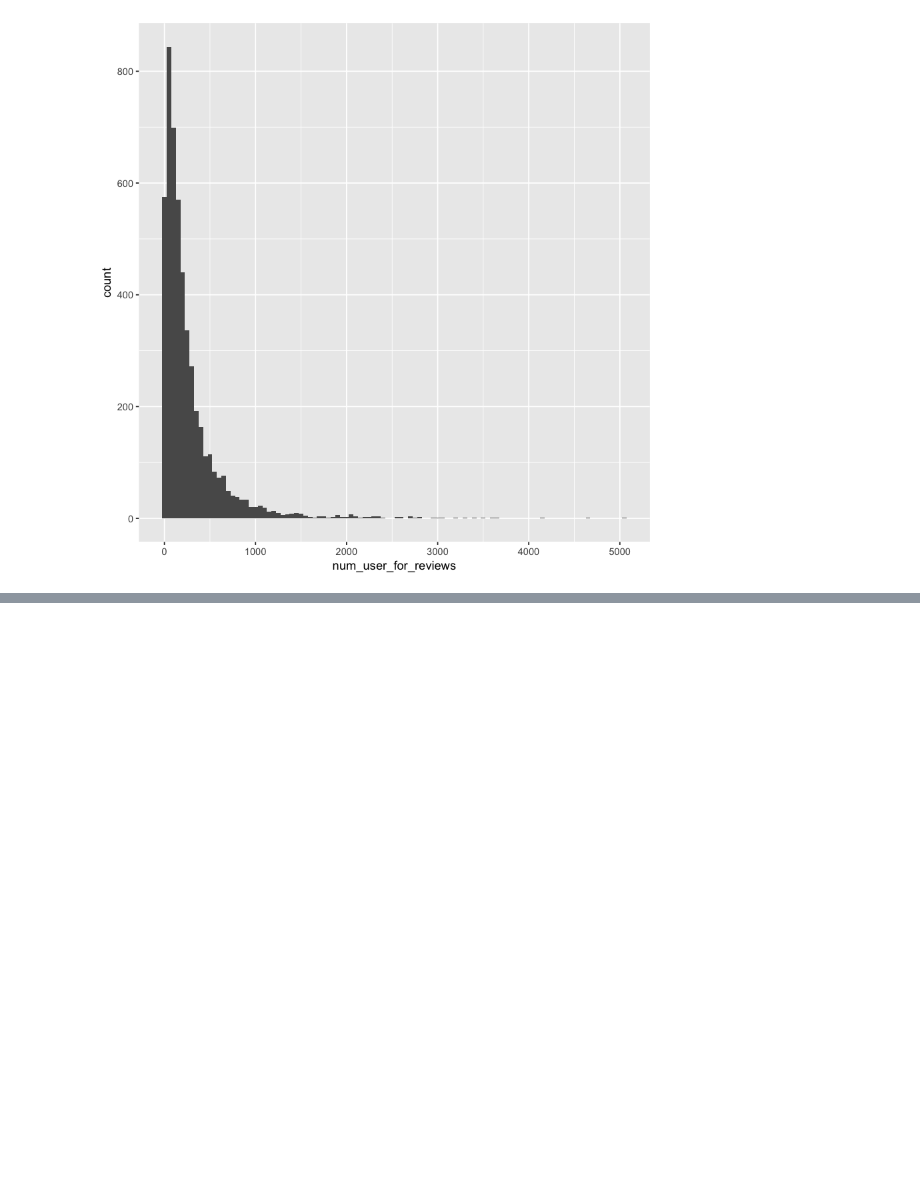
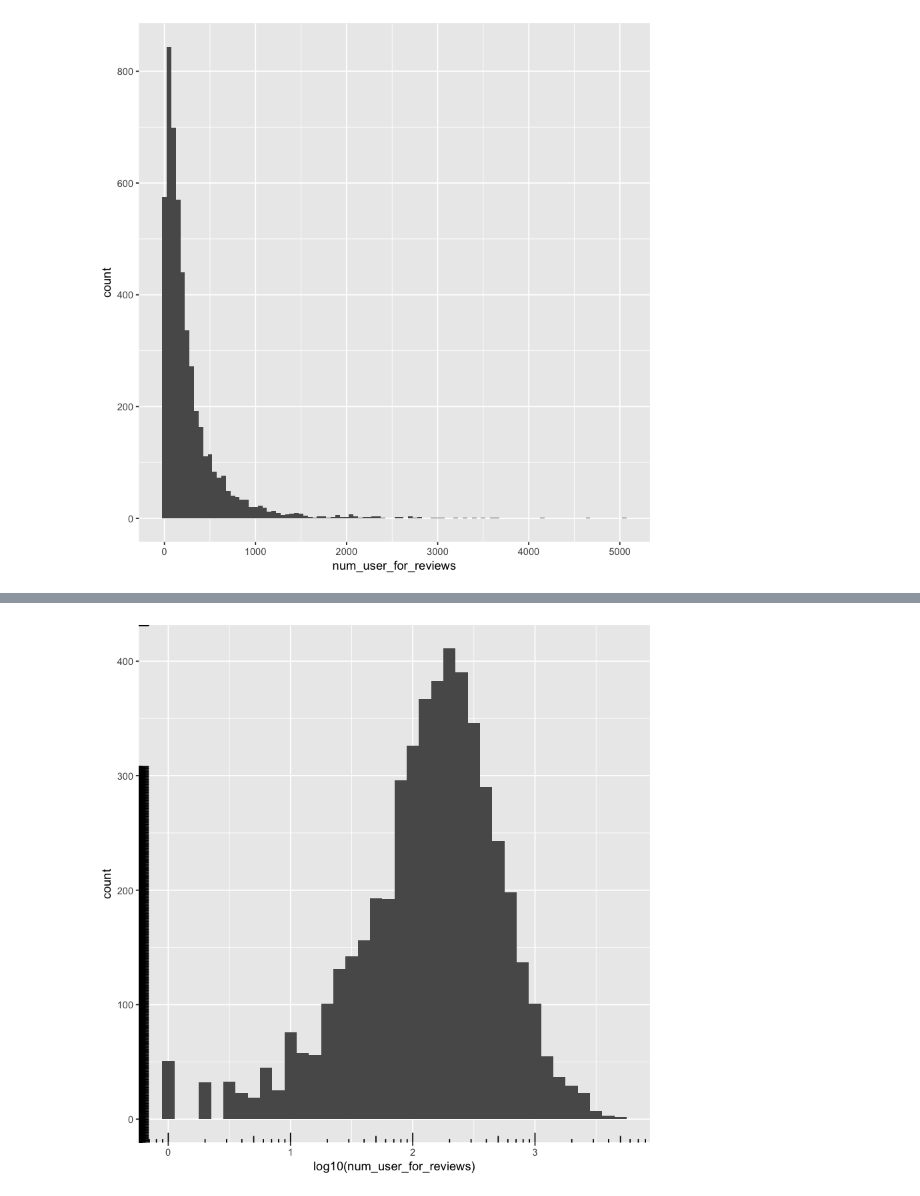
Before and after one commit to hichana/udacity, a Jupyter notebook: P4/PROJECT/movies_eda.ipynb, the cells around one changed output, grey strips where cells are left out. Cells and saved outputs as stored; diff of their text form; code cells hidden in the pictures; blank space fills up the shorter version.

```diff
--- a/P4/PROJECT/movies_eda.ipynb
+++ b/P4/PROJECT/movies_eda.ipynb
@@ -2110,0 +422,6 @@ ggplot(imdb_user_reviews, aes(x = num_user_for_reviews)) +
+# %%
+ggplot(imdb_user_reviews, aes(x = log10(num_user_for_reviews))) +
+    geom_histogram(binwidth = .1, na.rm = TRUE) +
+    annotation_logticks()
+# %% [output]
+[figure, added]
```
Also changed, not shown: parts of 13 cells of this notebook, 3 other files.
